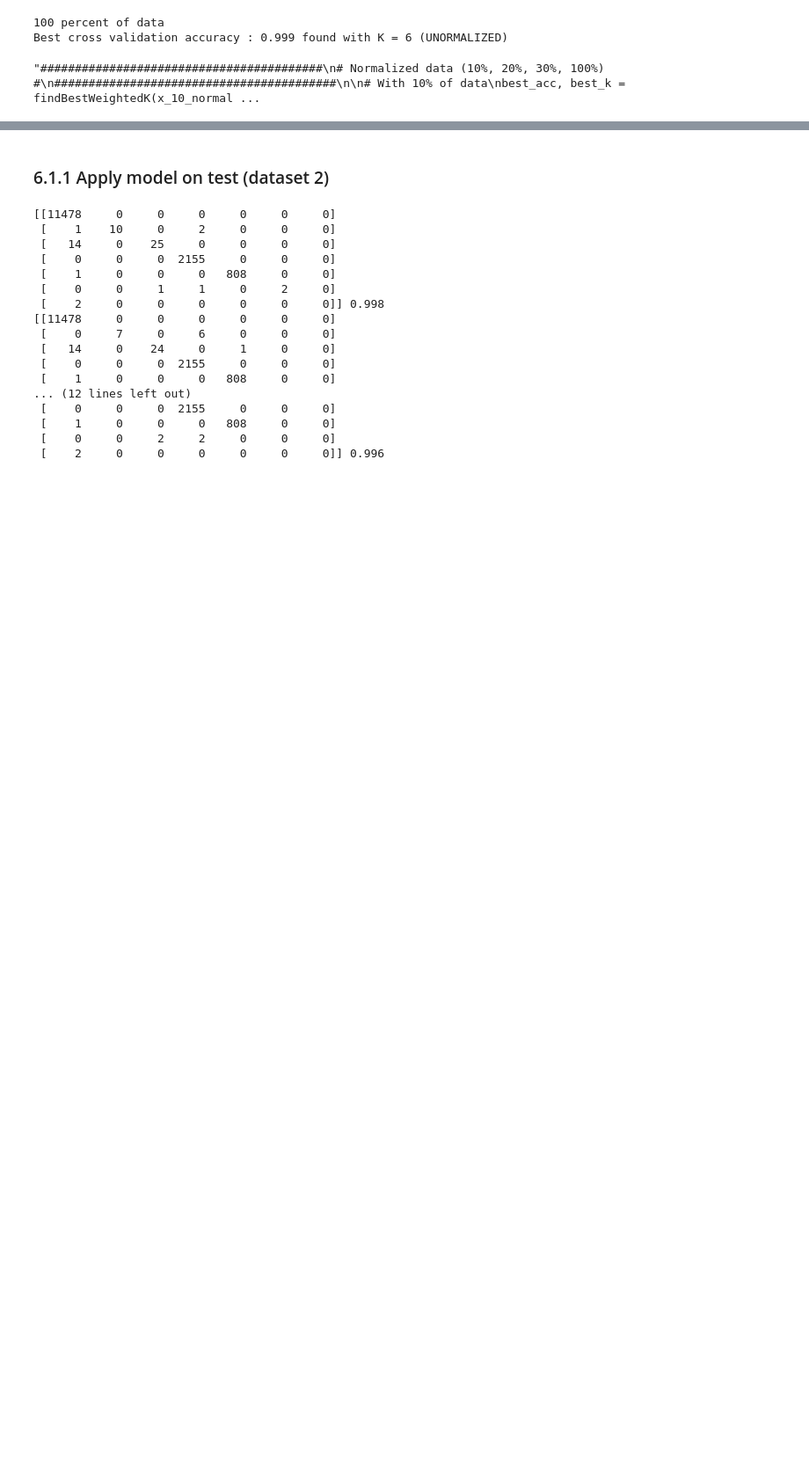
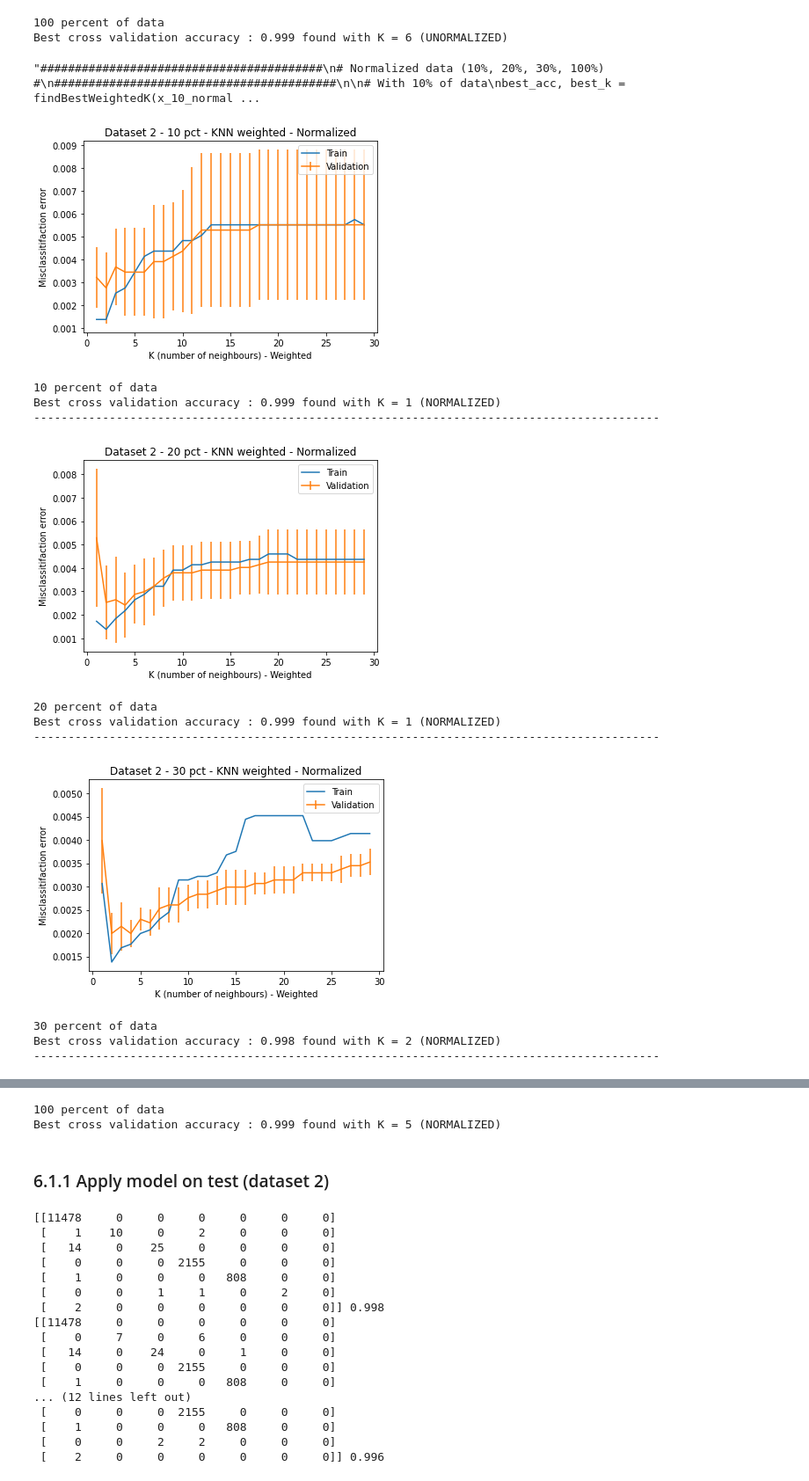
Before and after one commit to emmacona/COMP551-A1-KNN-and-Decision-tree-optimization, a Jupyter notebook: mini-project-1.ipynb, the cells around one changed output, grey strips where cells are left out. Shown at 88% size. Drawn from its saved outputs; the diff is of its cells as text; code cells hidden in the pictures; blank space fills up the shorter version.

```diff
--- a/mini-project-1.ipynb
+++ b/mini-project-1.ipynb
@@ -718,3 +743,39 @@ Best cross validation accuracy : 0.999 found with K = 1 (UNORMALIZED)
 100 percent of data
 Best cross validation accuracy : 0.999 found with K = 6 (UNORMALIZED)
 "#########################################\n# Normalized data (10%, 20%, 30%, 100%) #\n#########################################\n\n# With 10% of data\nbest_acc, best_k = findBestWeightedK(x_10_normal ...
+# %%
+#########################################
+# Normalized data (10%, 20%, 30%, 100%) #
+#########################################
+
+# With 10% of data
+best_acc, best_k = findBestWeightedK(x_10_normalized, y_10_normalized, 'Dataset 2 - 10 pct - KNN weighted - Normalized')
+print('10 percent of data\n' f'Best cross validation accuracy : {best_acc:.3f} found with K = {best_k} (NORMALIZED)')
+print('-------------------------------------------------------------------------------------------\n')
+
+# With 20% of data
+best_acc, best_k = findBestWeightedK(x_20_normalized, y_20_normalized, 'Dataset 2 - 20 pct - KNN weighted - Normalized')
+print('20 percent of data\n' f'Best cross validation accuracy : {best_acc:.3f} found with K = {best_k} (NORMALIZED)')
+print('-------------------------------------------------------------------------------------------\n')
+
+# With 30% of data
+best_acc, best_k = findBestWeightedK(x_30_normalized, y_30_normalized, 'Dataset 2 - 30 pct - KNN weighted - Normalized')
+print('30 percent of data\n' f'Best cross validation accuracy : {best_acc:.3f} found with K = {best_k} (NORMALIZED)')
+print('-------------------------------------------------------------------------------------------\n')
+
+# With 100% of data
+best_acc, best_k = findBestWeightedK(x_normalized_dataset_2, y_normalized_dataset_2, 'Dataset 2 - 100 pct - KNN weighted - Normalized')
+print('100 percent of data\n' f'Best cross validation accuracy : {best_acc:.3f} found with K = {best_k} (NORMALIZED)')
+# %% [output]
+[figure, added]
+10 percent of data
+Best cross validation accuracy : 0.999 found with K = 1 (NORMALIZED)
+-------------------------------------------------------------------------------------------
+[figure, added]
+20 percent of data
+Best cross validation accuracy : 0.999 found with K = 1 (NORMALIZED)
+-------------------------------------------------------------------------------------------
+[figure, added]
+30 percent of data
+Best cross validation accuracy : 0.998 found with K = 2 (NORMALIZED)
+-------------------------------------------------------------------------------------------
@@ -721,3 +783,5 @@ Best cross validation accuracy : 0.999 found with K = 6 (UNORMALIZED)
+100 percent of data
+Best cross validation accuracy : 0.999 found with K = 5 (NORMALIZED)
 # %% [markdown]
 ### 6.1.1 Apply model on test (dataset 2)
 # %%
```
Also changed, not shown: parts of 18 cells of this notebook.
